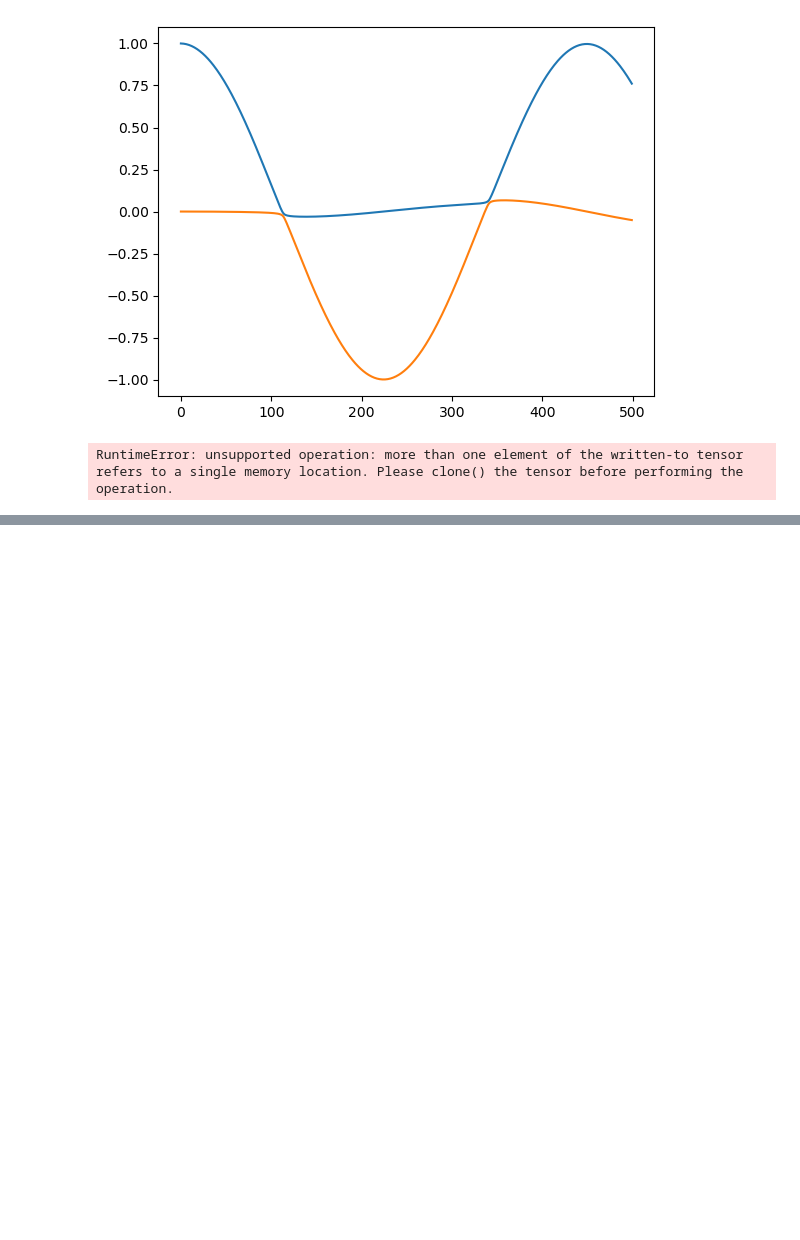
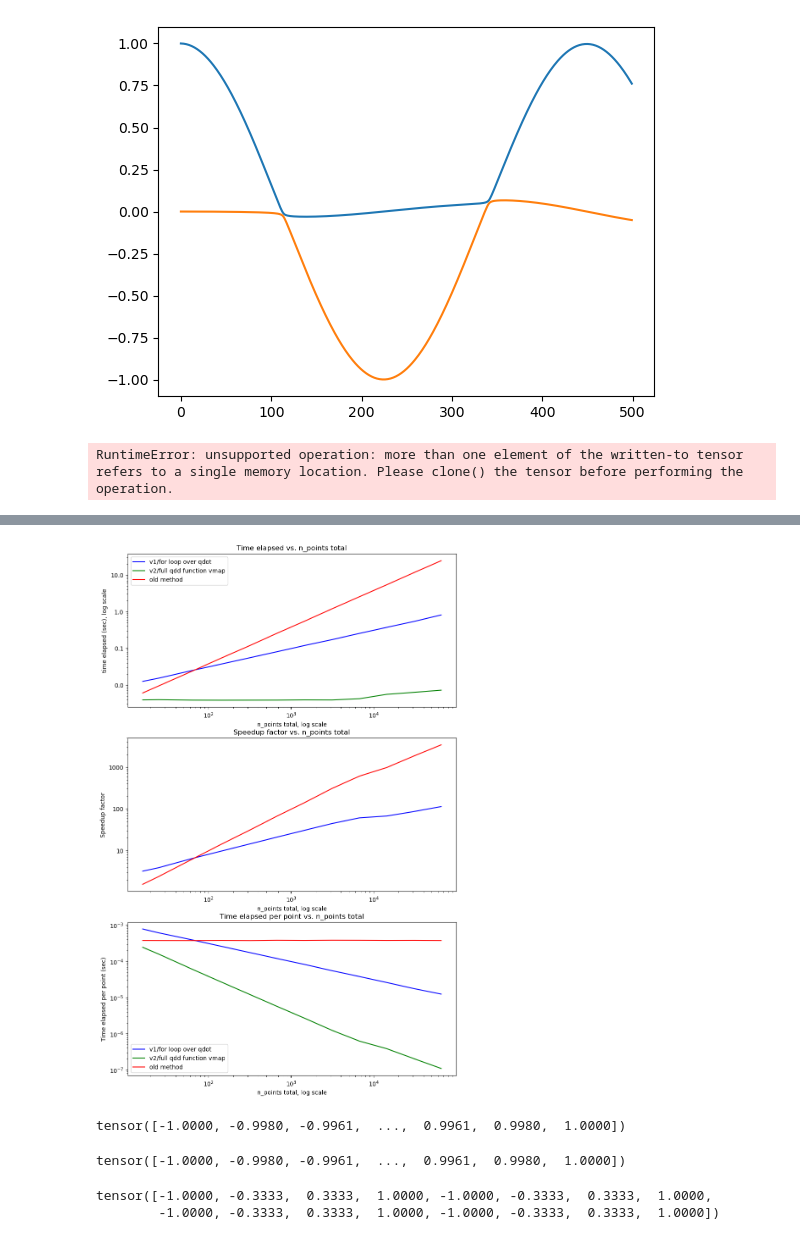
Before and after one commit to erikbigwood/Autograd_Lagrangian, a Jupyter notebook: Code/testing.ipynb, the cells around one changed output, grey strips where cells are left out. Drawn from its saved outputs; the diff is of its cells as text; code cells hidden in the pictures; blank space fills up the shorter version.

```diff
--- a/Code/testing.ipynb
+++ b/Code/testing.ipynb
@@ -276,0 +1144,52 @@ RuntimeError: unsupported operation: more than one element of the written-to ten
+# %%
+#####
+# plotting
+
+import matplotlib.pyplot as plt
+from matplotlib.ticker import ScalarFormatter
+
+formatter = ScalarFormatter()
+formatter.set_scientific(False)
+
+fig, axs = plt.subplots(3,1,figsize=(10,16))
+axs[0].plot(n_points_array**2,ts_v1,color='blue',label='v1/for loop over qdot')
+axs[0].plot(n_points_array**2,ts_v2,color='green',label='v2/full qdd function vmap')
+axs[0].plot(n_points_array**2,ts_old,color='red',label='old method')
+axs[0].set_xscale('log')
+axs[0].set_yscale('log')
+axs[0].set_xlabel('n_points total, log scale')
+axs[0].set_ylabel('time elapsed (sec), log scale')
+axs[0].set_title('Time elapsed vs. n_points total')
+axs[0].legend()
+
+axs[0].yaxis.set_major_formatter(formatter)
+
+axs[1].plot(n_points_array**2,ts_v1/ts_v2,color='blue',label='Speedup factor, v2 vs. v1')
+axs[1].plot(n_points_array**2,ts_old/ts_v2,color='red',label='Speedup factor, v2 vs. old')
+
+axs[1].set_xscale('log')
+axs[1].set_yscale('log')
+axs[1].set_xlabel('n_points total, log scale')
+axs[1].set_ylabel('Speedup factor')
+axs[1].set_title('Speedup factor vs. n_points total')
+#axs[1].legend()
+
+axs[1].yaxis.set_major_formatter(formatter)
+
+
+
+axs[2].plot(n_points_array**2,ts_v1/n_points_array**2,color='blue',label='v1/for loop over qdot')
+axs[2].plot(n_points_array**2,ts_v2/n_points_array**2,color='green',label='v2/full qdd function vmap')
+axs[2].plot(n_points_array**2,ts_old/n_points_array**2,color='red',label='old method')
+axs[2].set_xscale('log')
+axs[2].set_yscale('log')
+axs[2].set_xlabel('n_points total, log scale')
+axs[2].set_ylabel('Time elapsed per point (sec)')
+axs[2].set_title('Time elapsed per point vs. n_points total')
+axs[2].legend()
+
+
+
+plt.show()
+# %% [output]
+[figure, added]
@@ -276,0 +1272,20 @@ RuntimeError: unsupported operation: more than one element of the written-to ten
+# %%
+Q
+# %% [output]
+tensor([-1.0000, -0.9980, -0.9961,  ...,  0.9961,  0.9980,  1.0000])
+# %%
+Q = torch.tensor([])
+QD = torch.tensor([])
+
+for k in range(n_points):
+    Q = torch.concat((Q,qgrid))
+    QD = torch.concat((QD,qdotgrid[k]*torch.ones(n_points)))
+
+print(Q)
+# %% [output]
+tensor([-1.0000, -0.9980, -0.9961,  ...,  0.9961,  0.9980,  1.0000])
+# %%
+Q
+# %% [output]
+tensor([-1.0000, -0.3333,  0.3333,  1.0000, -1.0000, -0.3333,  0.3333,  1.0000,
+        -1.0000, -0.3333,  0.3333,  1.0000, -1.0000, -0.3333,  0.3333,  1.0000])
```
Also changed, not shown: parts of 10 cells of this notebook, 41 other files.
